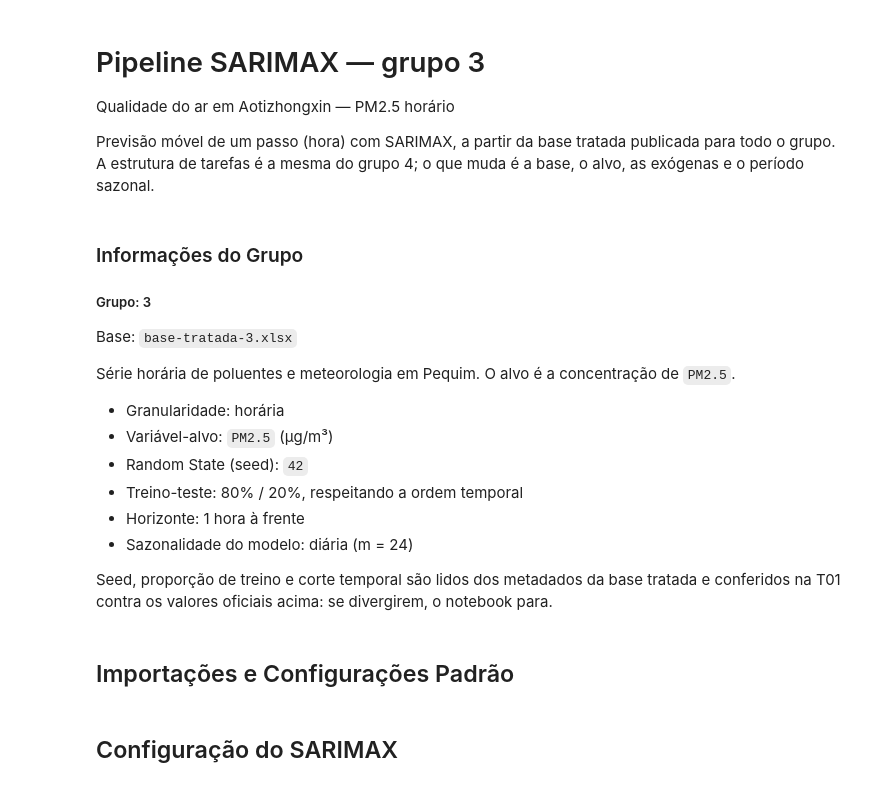
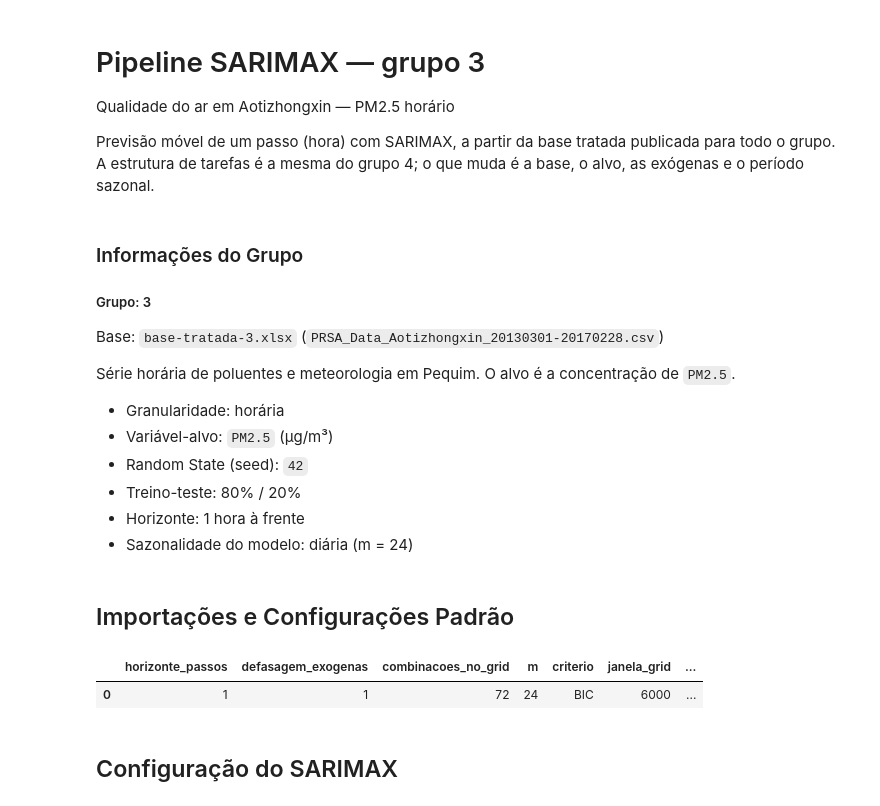
Before and after one commit to Kogake7/ProjetoFinal-SeriesTemporais, a Jupyter notebook: grupo3/sarimax-3.ipynb, the cells around one changed output. Cells and saved outputs as stored; diff of their text form; code cells hidden in the pictures.

```diff
--- a/grupo3/sarimax-3.ipynb
+++ b/grupo3/sarimax-3.ipynb
@@ -9,18 +9,16 @@ Previsão móvel de um passo (hora) com SARIMAX, a partir da base tratada public
 
 ##### Grupo: 3
 
-Base: `base-tratada-3.xlsx`
+Base: `base-tratada-3.xlsx` (`PRSA_Data_Aotizhongxin_20130301-20170228.csv`)
 
 Série horária de poluentes e meteorologia em Pequim. O alvo é a concentração de `PM2.5`.
 
 - Granularidade: horária
 - Variável-alvo: `PM2.5` (µg/m³)
 - Random State (seed): `42`
-- Treino-teste: 80% / 20%, respeitando a ordem temporal
+- Treino-teste: 80% / 20%
 - Horizonte: 1 hora à frente
 - Sazonalidade do modelo: diária (m = 24)
-
-Seed, proporção de treino e corte temporal são lidos dos metadados da base tratada e conferidos na T01 contra os valores oficiais acima: se divergirem, o notebook para.
 # %% [markdown]
 ## Importações e Configurações Padrão
 # %%
@@ -91,7 +88,7 @@ P_RANGE = (0, 1, 2)
 D_RANGE = (0, 1)
 Q_RANGE = (0, 1, 2)
 PS_RANGE = (0, 1)
-DS_RANGE = (0, 1)
+DS_RANGE = (0,)                     # ajuste de tempo: sem diferenciação sazonal (D_s=1 com m=24 é o que mais custa; força sazonal STL = 0,03)
 QS_RANGE = (0, 1)
 M_MODELO = SEASONAL_PERIOD
 INFORMATION_CRITERION = "bic"       # "aic", "bic" ou "aicc"
@@ -104,40 +101,43 @@ PASSOS_VALIDACAO = 672
 # medidos nesta base: o ajuste piloto cronometrado no início da T10 mede o
 # custo real antes de o grid rodar e aborta se a projeção estourar o teto.
 # ---------------------------------------------------------------------------
-ORCAMENTO_MAX_HORAS = 3.5
+ORCAMENTO_MAX_HORAS = 6.25
 MARGEM_ORCAMENTO = 0.15             # folga reservada para o inesperado
-JANELA_SELECAO = 8760
+JANELA_SELECAO = 6000               # ajuste de tempo: era 8760 (custo do grid é linear no nº de observações)
 
 MAXITER = 50
-MAXITER_REFINO = 200
-REFINO_TOP_K = 5
+MAXITER_REFINO = 150                # ajuste de tempo: era 200
+REFINO_TOP_K = 3                    # ajuste de tempo: era 5
 
 # Reajuste periódico no teste, em passos de hora.
 REFIT_ALVO_PASSOS = 1440
 
 # Janela deslizante dos reajustes. As covariâncias de estado do filtro de Kalman
 # têm forma (k_states, k_states, nobs), então limitar a janela limita a memória.
 # None significa histórico completo, aceitável quando a série é curta.
 JANELA_REFIT = 8760
 N_JOBS_GRID = 4
 CONCENTRATE_SCALE = True
 
 ENFORCE_STATIONARITY = False
 ENFORCE_INVERTIBILITY = False
 
 
 orcamento = pd.DataFrame([{
     "horizonte_passos": HORIZON,
     "defasagem_exogenas": EXOG_LAG,
     "combinacoes_no_grid": len(P_RANGE) * len(D_RANGE) * len(Q_RANGE)
                            * len(PS_RANGE) * len(DS_RANGE) * len(QS_RANGE),
     "m": M_MODELO,
     "criterio": INFORMATION_CRITERION.upper(),
     "janela_grid": JANELA_SELECAO,
     "janela_refit": JANELA_REFIT if JANELA_REFIT else "histórico completo",
     "teto_execucao_h": ORCAMENTO_MAX_HORAS,
 }])
 display(orcamento)
+# %% [output]
+|  | horizonte_passos | defasagem_exogenas | combinacoes_no_grid | m | criterio | janela_grid | ... |
+| 0 | 1 | 1 | 72 | 24 | BIC | 6000 | ... |
 # %% [markdown]
 ## Configuração do SARIMAX
 # %%
```
Also changed, not shown: parts of 22 cells of this notebook.
